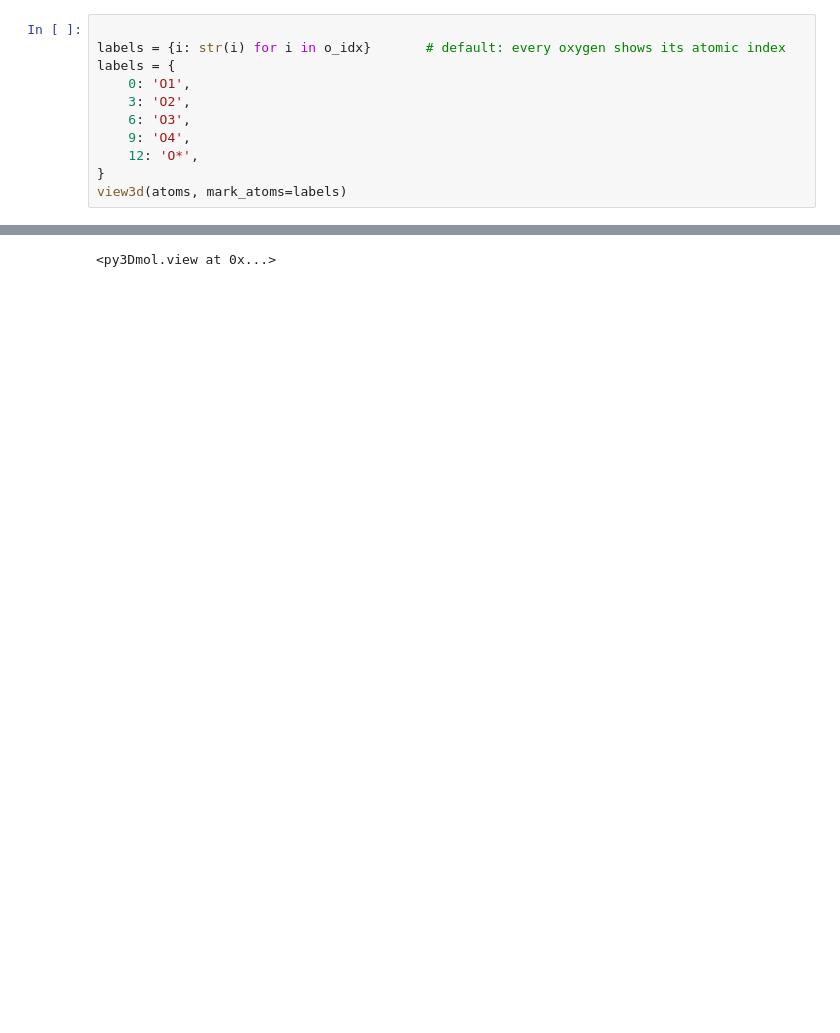
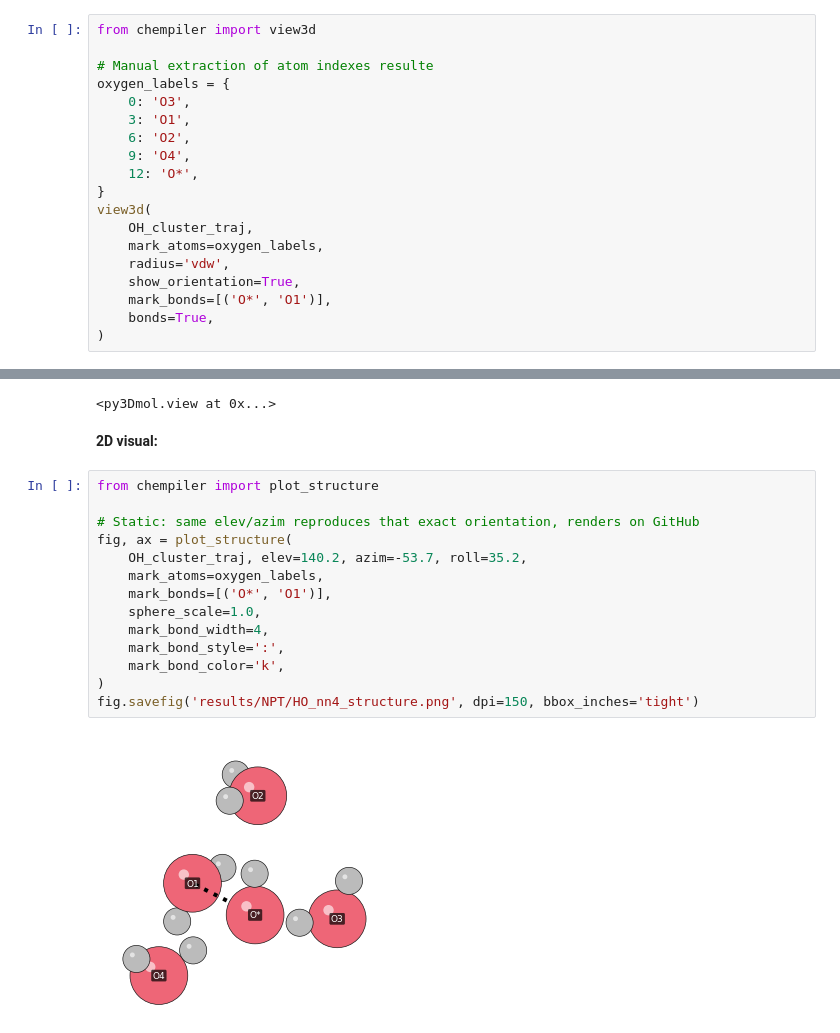
Before and after one commit to viktorsvahn/water, a Jupyter notebook: hydroxyl/OH_radical.ipynb, the cells around one changed output, grey strips where cells are left out. Cells and saved outputs as stored; diff of their text form; blank space fills up the shorter version.

```diff
--- a/hydroxyl/OH_radical.ipynb
+++ b/hydroxyl/OH_radical.ipynb
@@ -306,14 +350,40 @@ view3d(atoms, mark_atoms=o_idx)
 # %%
+from chempiler import view3d
 
-labels = {i: str(i) for i in o_idx}       # default: every oxygen shows its atomic index
-labels = {
-    0: 'O1',
-    3: 'O2',
-    6: 'O3',
+# Manual extraction of atom indexes resulte
+oxygen_labels = {
+    0: 'O3',
+    3: 'O1',
+    6: 'O2',
     9: 'O4',
     12: 'O*',
 }
-view3d(atoms, mark_atoms=labels)
+view3d(
+    OH_cluster_traj,
+    mark_atoms=oxygen_labels,
+    radius='vdw',
+    show_orientation=True,
+    mark_bonds=[('O*', 'O1')],
+    bonds=True,
+)
 # %% [output]
 [interactive output not drawn]
 <py3Dmol.view at 0x...>
+# %% [markdown]
+**2D visual:**
+# %%
+from chempiler import plot_structure
+
+# Static: same elev/azim reproduces that exact orientation, renders on GitHub
+fig, ax = plot_structure(
+    OH_cluster_traj, elev=140.2, azim=-53.7, roll=35.2,
+    mark_atoms=oxygen_labels,
+    mark_bonds=[('O*', 'O1')],
+    sphere_scale=1.0,
+    mark_bond_width=4,
+    mark_bond_style=':',
+    mark_bond_color='k',
+)
+fig.savefig('results/NPT/HO_nn4_structure.png', dpi=150, bbox_inches='tight')
+# %% [output]
+[figure, added]
```
Also changed, not shown: parts of 8 cells of this notebook.
